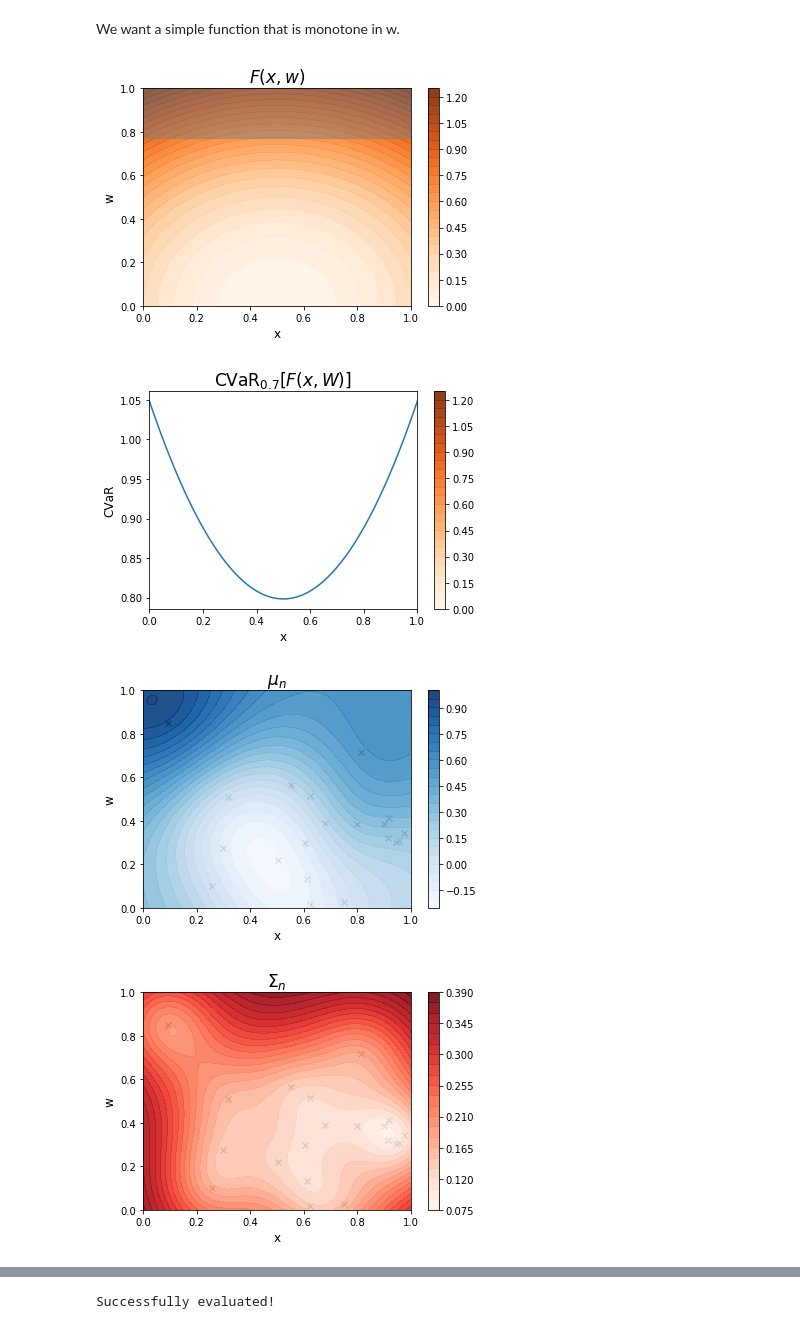
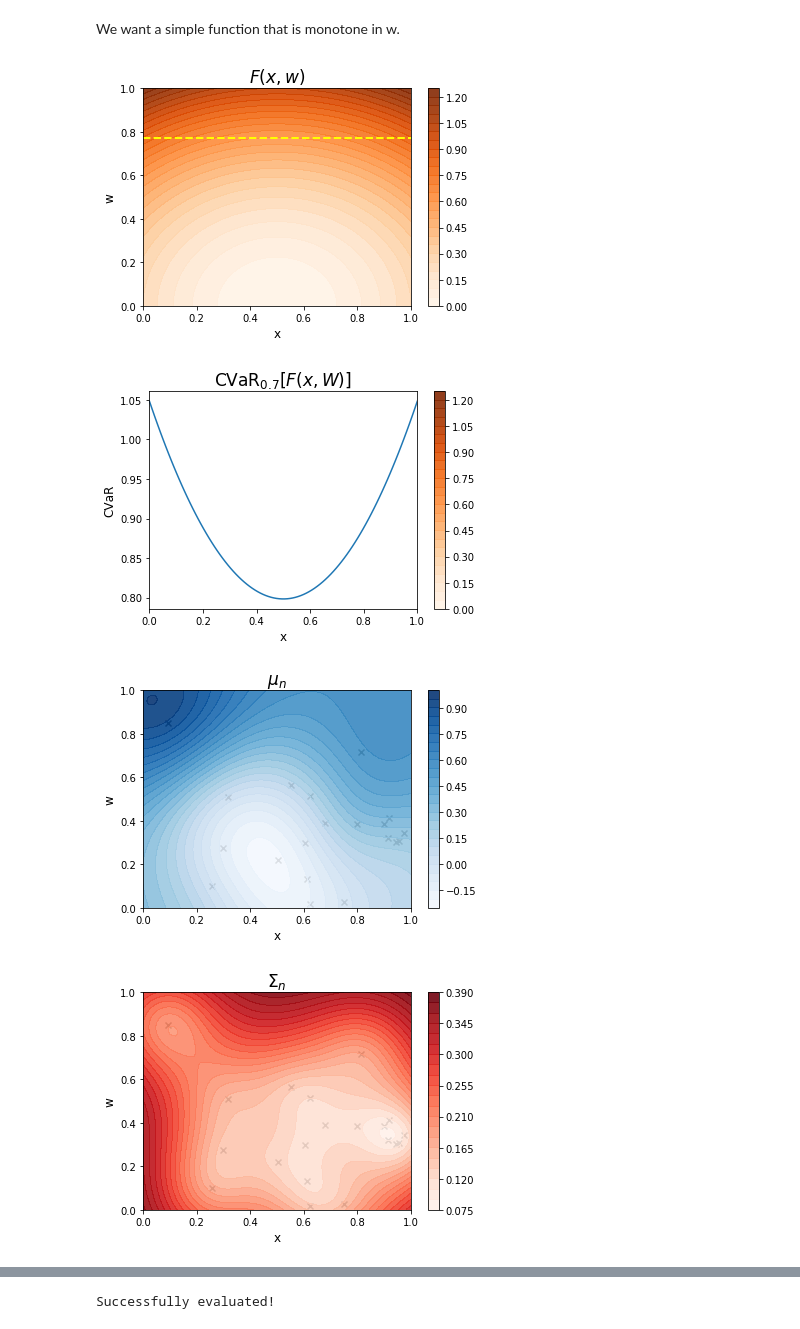
Before and after one commit to saitcakmak/BoRisk, a Jupyter notebook: helper_fns/poster_plots.ipynb, the cells around one changed output, grey strips where cells are left out. Drawn from its saved outputs; the diff is of its cells as text; code cells hidden in the pictures.

```diff
--- a/helper_fns/poster_plots.ipynb
+++ b/helper_fns/poster_plots.ipynb
@@ -191,7 +191,7 @@ cmap = "Oranges"
 c = ax.contourf(xx, yy, evals, alpha=alp, levels=levels, cmap=cmap)
 plt.colorbar(c, ax=ax)
 # shade the part that contributes to CVaR
-plt.axhspan(0.77, 1., color='gray', alpha=0.5)
+plt.axhline(0.77, color='yellow', lw=2.0, ls="--")
 plt.savefig("obj." + save_extension, dpi=300)
 plt.show()
 
@@ -283,34 +283,34 @@ alternate_inner = copy(inner_rho)
 alternate_inner.num_repetitions = 1
 alternate_inner.inner_seed = None
 results = torch.empty((100, *vals.size()))
 with torch.no_grad():
     for i in range(100):
         raw_sobol = draw_sobol_normal_samples(
             d=alternate_inner.num_samples,
             n=alternate_inner.num_fantasies,
             seed=alternate_inner.inner_seed,
         )
         alternate_inner.sobol_samples = raw_sobol.reshape(
             alternate_inner.num_repetitions,
             alternate_inner.num_fantasies,
             1,
             alternate_inner.num_samples,
             1,
         )
         results[i] = -alternate_inner(sols)
 mean = torch.mean(results, dim=0).detach().reshape(-1)
 std = torch.std(results, dim=0).detach().reshape(-1)
 ax.plot(sols.reshape(-1).numpy(), mean.numpy(), label="posterior mean")
 ax.fill_between(
     sols.reshape(-1), mean - 1.96 * std, mean + 1.96 * std,
     alpha=0.3, label="95% confidence interval"
 )
 plt.colorbar(c, ax=ax)
 plt.legend()
 plt.savefig("cvar." + save_extension, dpi=300)
 plt.show()
 # %% [output]
-[figure, old version]
+[figure, new version]
 [figure]
 [figure]
 [figure]
```
Also changed, not shown: parts of 1 cell of this notebook, 6 other files.
